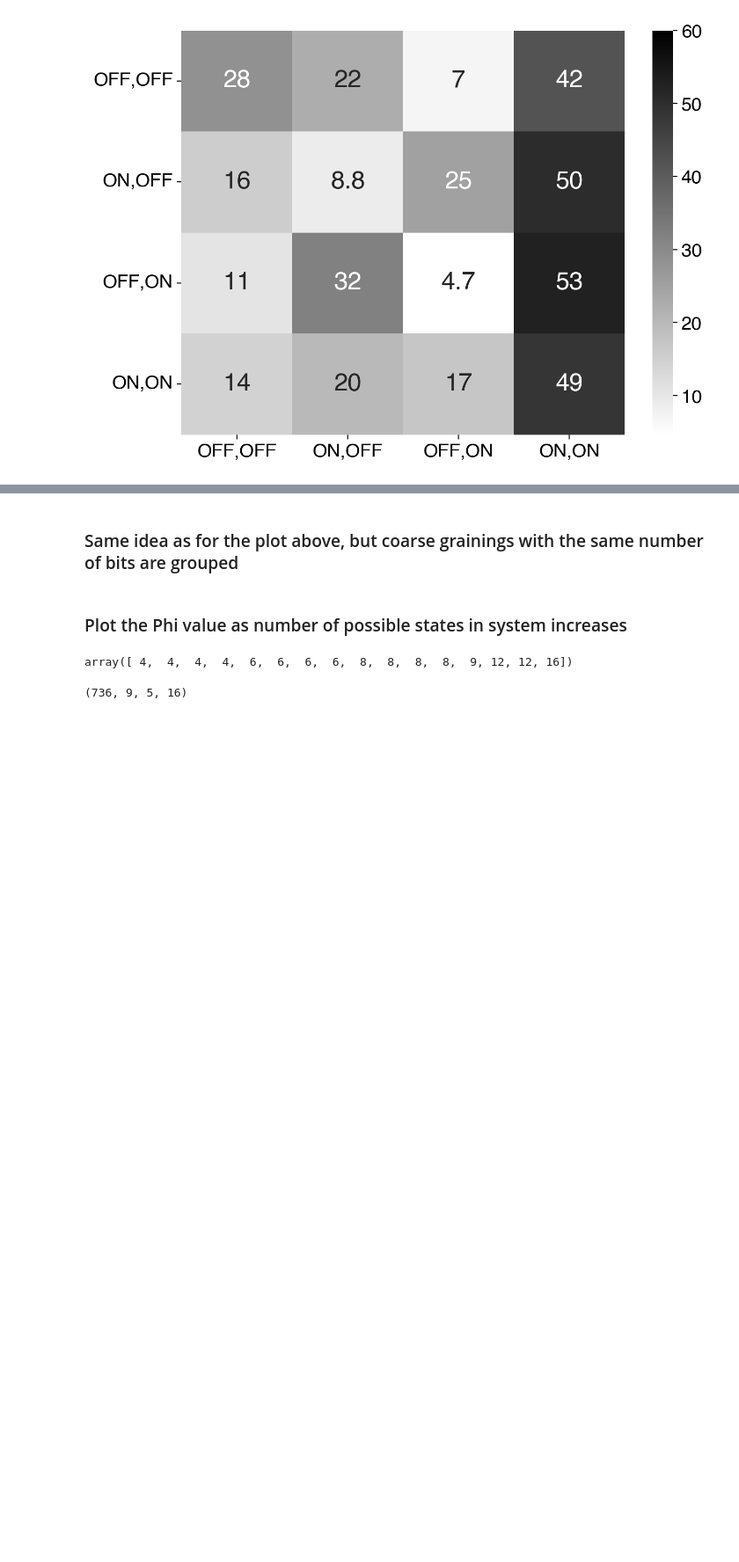
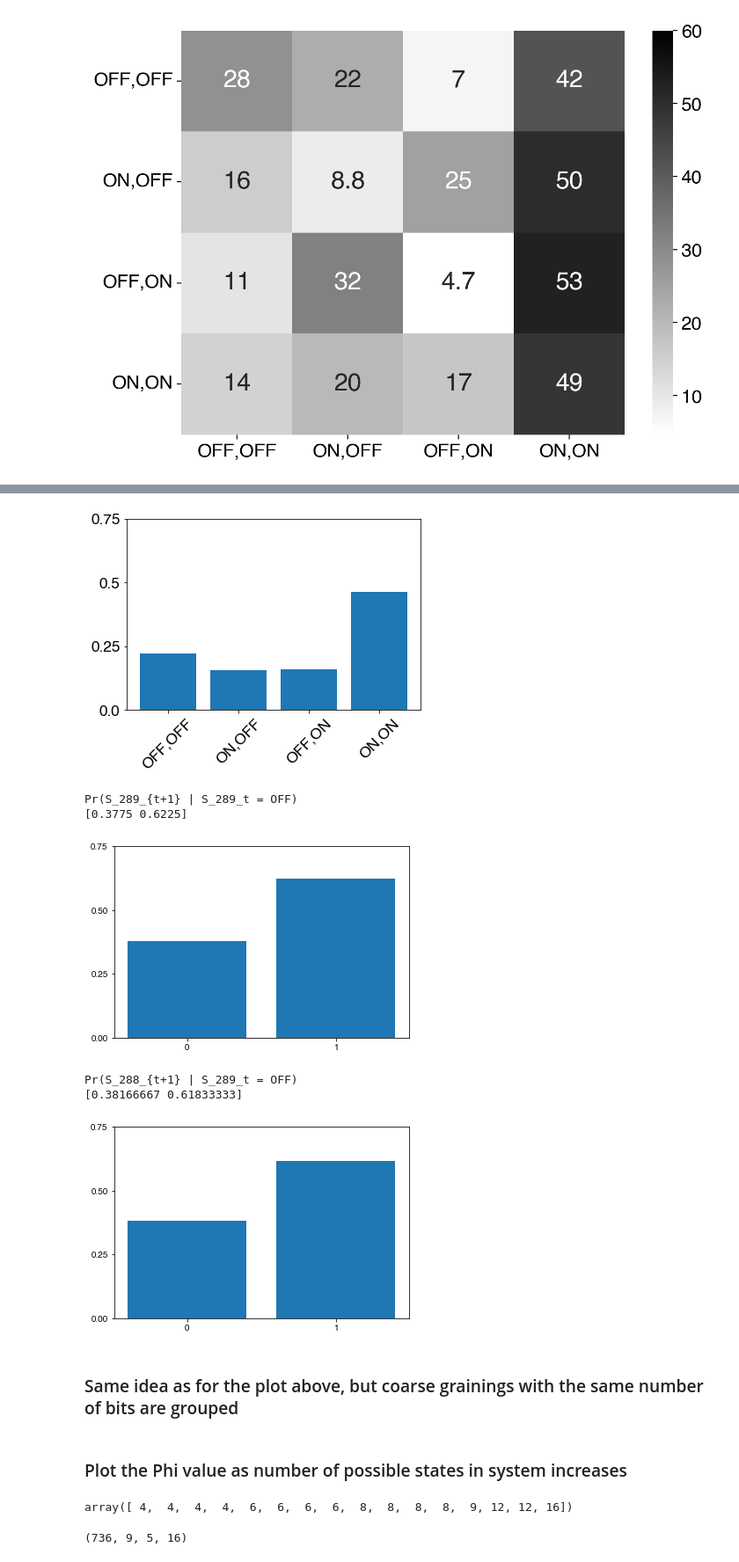
Before and after one commit to isacdaavid/temporal_emergence, a Jupyter notebook: results_walkthrough.ipynb, the cells around one changed output, grey strips where cells are left out. Shown at 88% size. Drawn from its saved outputs; the diff is of its cells as text; code cells hidden in the pictures; blank space fills up the shorter version.

Commit message:
repertoire plots

```diff
--- a/results_walkthrough.ipynb
+++ b/results_walkthrough.ipynb
@@ -349,0 +355,72 @@ plt.show()
+# %%
+from temporal_emergence import CoarseGrainer
+import matplotlib.pyplot as plt
+
+TPM_max_phi = np.loadtxt("results/macro_micros_fixed/micro_288_289_occs_200_bin_0.0178625_skip_2.csv")
+#                               OR               AND            3-STATE             IDENTITY
+element_coarse_grainings = [[[0], [1,2,3]], [[0,1,2],[3]], [[0], [1,2], [3]], [[0], [1], [2], [3]]]
+states, num_states_l = CoarseGrainer.get_state_maps(element_coarse_grainings)
+# print OR coarse-graining
+print("coarse-grained states:\n")
+print(" OFF,OFF ON,OFF        OFF,ON         ON,ON")
+print(states[0])
+
+print(f"\nnumber of coarse-grained states: {num_states_l[0]}")
+
+TPM_max_phi_coarse_grained = CoarseGrainer.coarse_grain_nonbinary_TPM(TPM_max_phi,states[0], num_states_l[0])
+
+print("\ncoarse-grained OR TPM:\n")
+print(TPM_max_phi_coarse_grained)
+
+def plot_repertoire(tpm, title, given_state=[0,1], next_states=[[0],[1],[2],[3]],
+                    xlabs=["OFF,OFF", "ON,OFF", "OFF,ON", "ON,ON"]):
+    repertoire = np.sum(tpm[given_state, :], axis=0)
+    repertoire = repertoire / np.sum(repertoire)
+    repertoire = np.array([repertoire[0] + repertoire[1], repertoire[2] + repertoire[3]])
+
+    fig, ax = plt.subplots()
+    ax.bar(range(len(repertoire)), repertoire)
+    yticks = np.arange(0, 1, .25)
+    plt.xticks(range(len(repertoire)))
+    plt.yticks(yticks)
+    ax.set_xticklabels(xlabs, size='xx-large', rotation=45)
+    ax.set_yticklabels(yticks, size='xx-large')
+    plt.show()
+
+    print("\n" + title)
+    print(repertoire)
+
+print("\nPr(S_{t+1} | S_289_t = OFF)")
+repertoire = np.sum(TPM_max_phi_coarse_grained[[0,1], :], axis=0)
+repertoire = repertoire / np.sum(repertoire)
+print(repertoire)
+fig, ax = plt.subplots()
+ax.bar(range(len(repertoire)), repertoire)
+yticks = np.arange(0, 1, .25)
+plt.xticks(range(len(repertoire)))
+plt.yticks(yticks)
+ax.set_xticklabels(["OFF,OFF", "ON,OFF", "OFF,ON", "ON,ON"], size='xx-large', rotation=45)
+ax.set_yticklabels(yticks, size='xx-large')
+plt.show()
+
+print("\nPr(S_289_{t+1} | S_289_t = OFF)")
+repertoire = np.sum(TPM_max_phi_coarse_grained[[0,1], :], axis=0)
+repertoire = repertoire / np.sum(repertoire)
+repertoire = np.array([repertoire[0] + repertoire[1], repertoire[2] + repertoire[3]])
+print(repertoire)
+plt.bar(range(len(repertoire)), repertoire)
+yticks = np.arange(0, 1, .25)
+plt.yticks(yticks)
+plt.xticks(range(len(repertoire)))
+plt.show()
+
+print("\nPr(S_288_{t+1} | S_289_t = OFF)")
+repertoire = np.sum(TPM_max_phi_coarse_grained[[0,1], :], axis=0)
+repertoire = repertoire / np.sum(repertoire)
+repertoire = np.array([repertoire[0] + repertoire[2], repertoire[1] + repertoire[3]])
+print(repertoire)
+plt.bar(range(len(repertoire)), repertoire)
+plt.yticks(np.arange(0, 1, .25))
+plt.xticks(range(len(repertoire)))
+plt.show()
+# %% [output]
@@ -350,3 +443,10 @@ plt.show()
+[figure, added]
+Pr(S_289_{t+1} | S_289_t = OFF)
+[0.3775 0.6225]
+[figure, added]
+Pr(S_288_{t+1} | S_289_t = OFF)
+[0.38166667 0.61833333]
+[figure, added]
 # %%
 ## NUMBER OF BITS PER STATE IN EACH COARSE GRAINING
 num_bits_per_state_neuron = [2,2,3,4] # OR, AND, 3-STATE, IDENTITY
```
Also changed, not shown: parts of 2 cells of this notebook.
